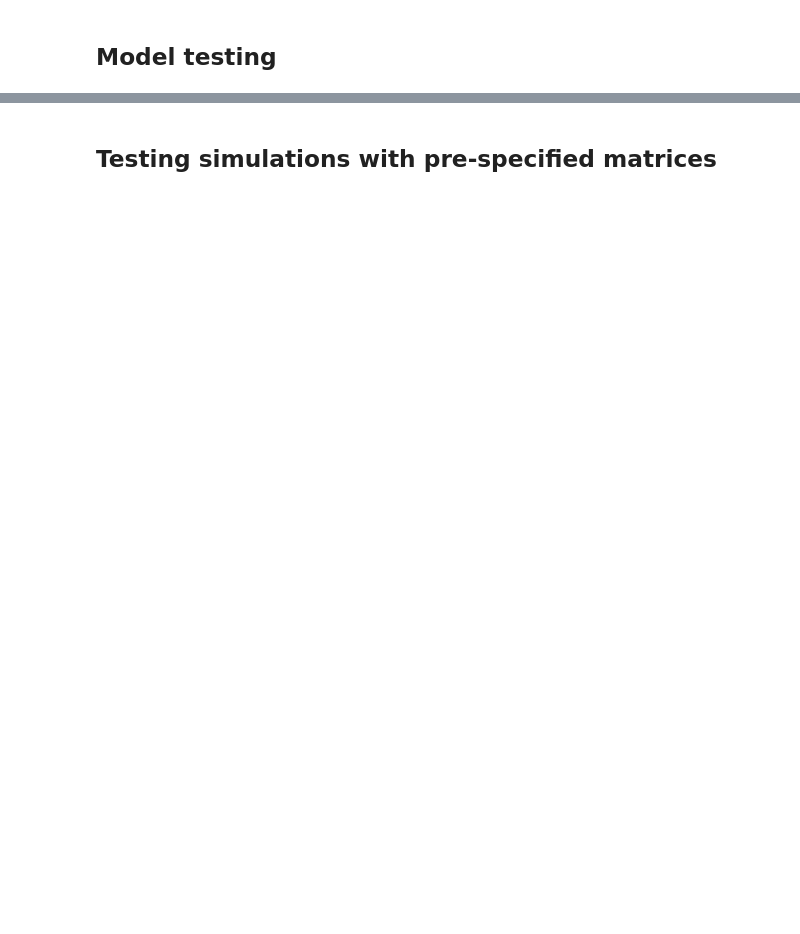
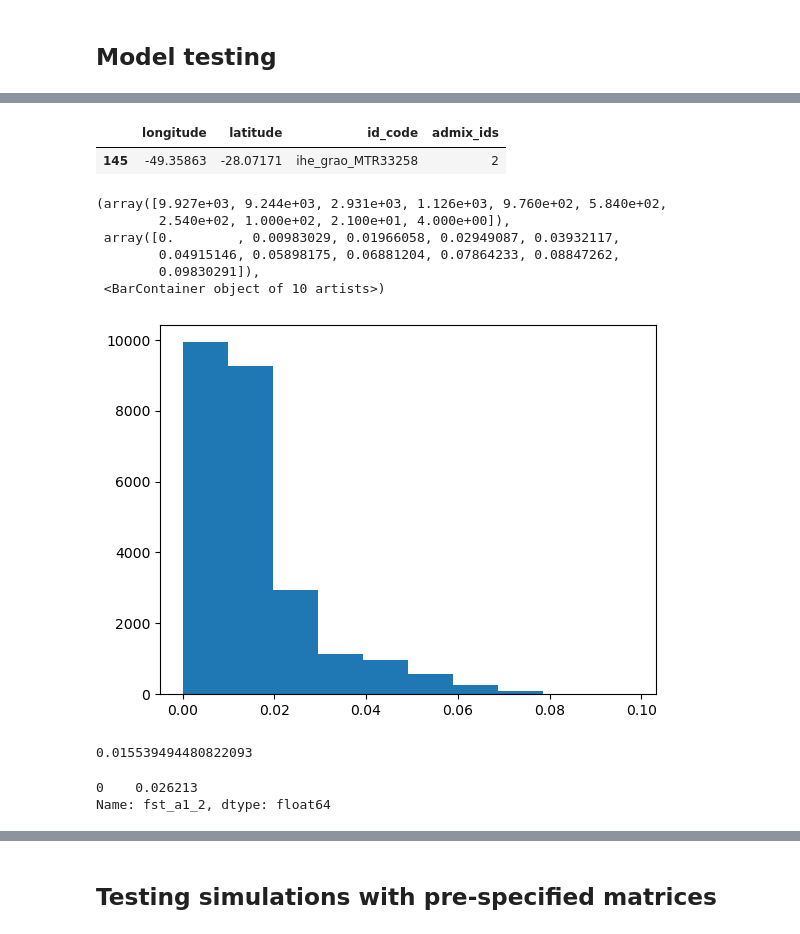
Before and after one commit to connor-french/spaceprime, a Jupyter notebook: spaceprime-sandbox.ipynb, the cells around one changed output, grey strips where cells are left out. Cells and saved outputs as stored; diff of their text form; code cells hidden in the pictures; blank space fills up the shorter version.

```diff
--- a/spaceprime-sandbox.ipynb
+++ b/spaceprime-sandbox.ipynb
@@ -308,3 +1191,7 @@ m = add_nonspatial_phase(m, ancestral_size=500000, collecting_time=10000)
 # %%
 m.sort_events()
+# %%
+gen_path = "/Users/connorfrench/Dropbox/Old_Mac/School_Stuff/CUNY/enyalius-phylogeography/enyalius/analysis/data/vcfs/clust92_iheringii_0.6_nosingletons.vcf"
+
+pop_dict_sim, pop_dict_sim_long, pop_dict_empirical = coords_to_sample_dict_empirical(r, coords, individual_ids=localities["id_code"], vcf_path=gen_path)
 # %%
@@ -323,0 +1227,3 @@ KeyboardInterrupt:
+# %%
+admix_dict = admix_to_deme_dict(admix_id_out, pop_dict_empirical)
+admix_dict
@@ -333,0 +1273,3 @@ KeyboardInterrupt:
+# %%
+# allele counts matrices for empirical populations
+gc_emp, gc_emp_demes, gc_emp_admix = counts_from_vcf(vcf=gen_path, pops_dict=pop_dict_empirical, pops_dict_admix=admix_dict, r2_thresh = 0.1)
@@ -333,0 +1590,5 @@ KeyboardInterrupt:
+# %%
+localities[["longitude", "latitude", "id_code", "admix_ids"]][localities["id_code"] == "ihe_grao_MTR33258"]
+# %% [output]
+|  | longitude | latitude | id_code | admix_ids |
+| 145 | -49.35863 | -28.07171 | ihe_grao_MTR33258 | 2 |
@@ -333,0 +1597,23 @@ KeyboardInterrupt:
+# %%
+pi, _, _, nvar = allel.windowed_diversity(pos=list(range(gc_emp.shape[0])), ac = gc_emp_admix[1], size = 50, step = 10)
+# %%
+from matplotlib import pyplot as plt
+
+plt.hist(pi)
+# %% [output]
+(array([9.927e+03, 9.244e+03, 2.931e+03, 1.126e+03, 9.760e+02, 5.840e+02,
+        2.540e+02, 1.000e+02, 2.100e+01, 4.000e+00]),
+ array([0.        , 0.00983029, 0.01966058, 0.02949087, 0.03932117,
+        0.04915146, 0.05898175, 0.06881204, 0.07864233, 0.08847262,
+        0.09830291]),
+ <BarContainer object of 10 artists>)
+[figure, added]
+# %%
+np.nanmean(pi)
+# %% [output]
+0.015539494480822093
+# %%
+sumstat_empirical["fst_a1_2"]
+# %% [output]
+0    0.026213
+Name: fst_a1_2, dtype: float64
```
Also changed, not shown: parts of 211 cells of this notebook, 14 other files.
